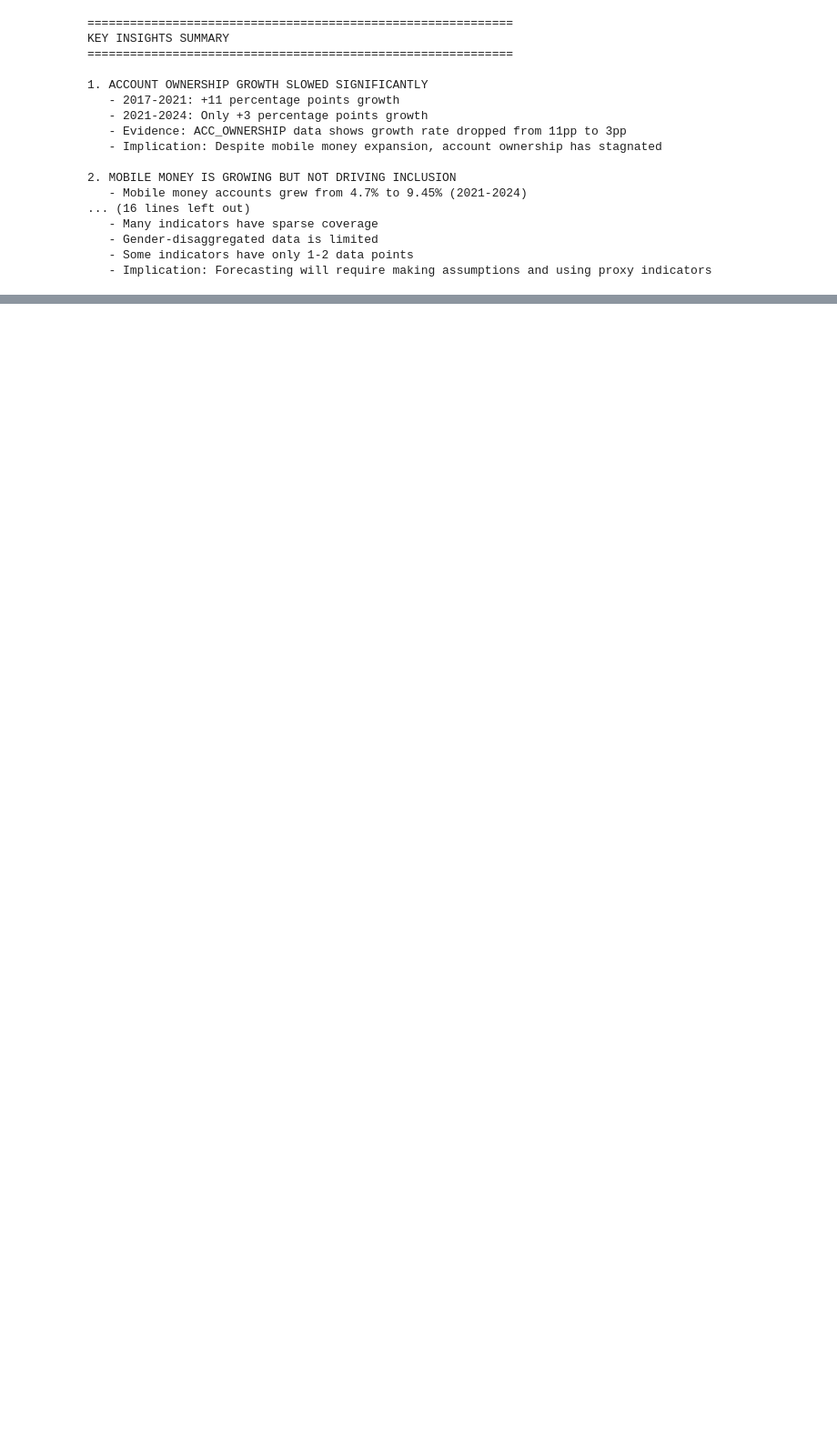
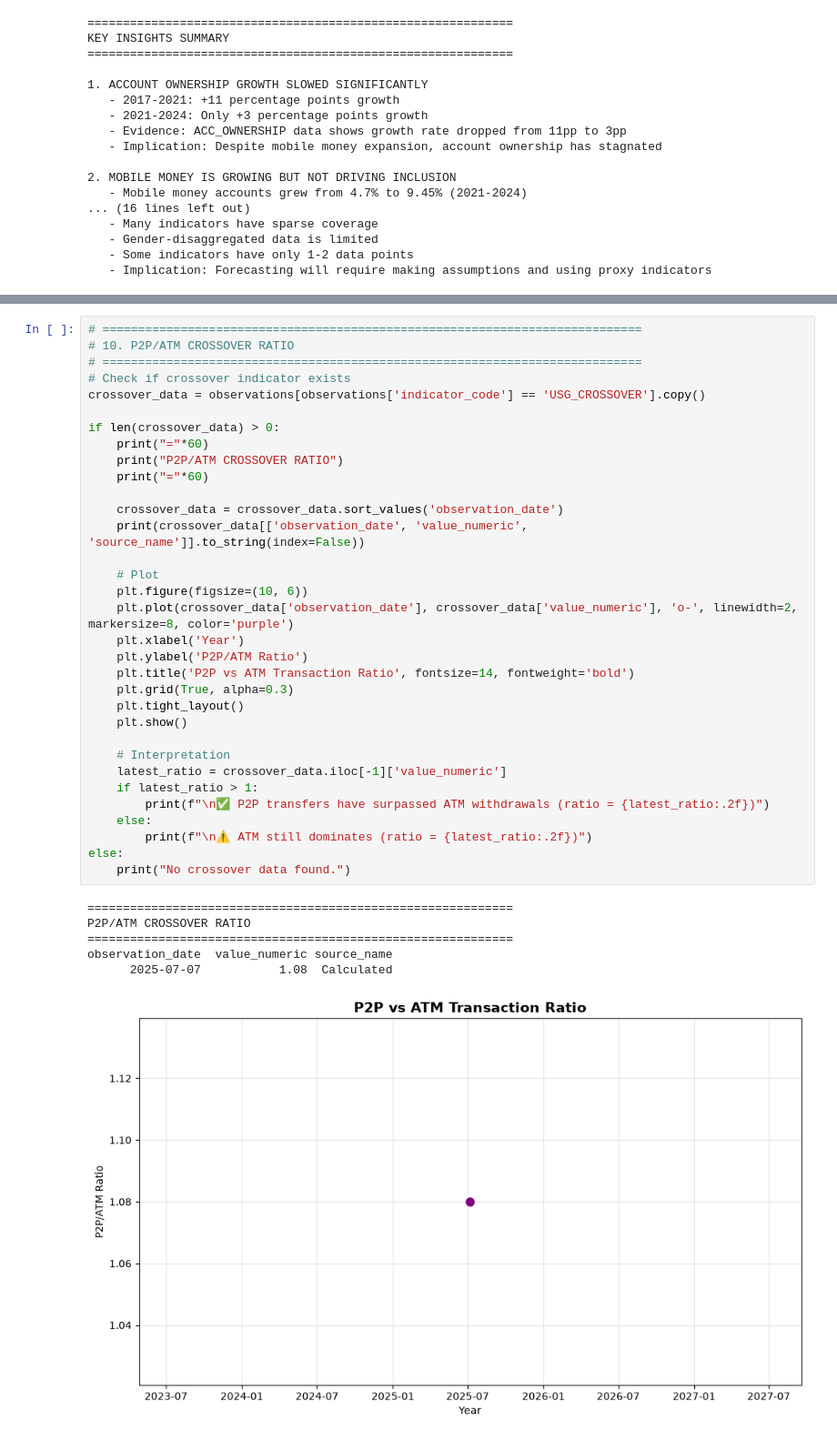
Before and after one commit to lidu16/ethiopia-fi-forecast, a Jupyter notebook: notebooks/02_Exploratory_Data_Analysis.ipynb, the cells around one changed output, grey strips where cells are left out. Shown at 91% size. Cells and saved outputs as stored; diff of their text form; blank space fills up the shorter version.

```diff
--- a/notebooks/02_Exploratory_Data_Analysis.ipynb
+++ b/notebooks/02_Exploratory_Data_Analysis.ipynb
@@ -688,0 +875,40 @@ KEY INSIGHTS SUMMARY
+# %%
+# ============================================================================
+# 10. P2P/ATM CROSSOVER RATIO
+# ============================================================================
+# Check if crossover indicator exists
+crossover_data = observations[observations['indicator_code'] == 'USG_CROSSOVER'].copy()
+
+if len(crossover_data) > 0:
+    print("="*60)
+    print("P2P/ATM CROSSOVER RATIO")
+    print("="*60)
+
+    crossover_data = crossover_data.sort_values('observation_date')
+    print(crossover_data[['observation_date', 'value_numeric', 'source_name']].to_string(index=False))
+
+    # Plot
+    plt.figure(figsize=(10, 6))
+    plt.plot(crossover_data['observation_date'], crossover_data['value_numeric'], 'o-', linewidth=2, markersize=8, color='purple')
+    plt.xlabel('Year')
+    plt.ylabel('P2P/ATM Ratio')
+    plt.title('P2P vs ATM Transaction Ratio', fontsize=14, fontweight='bold')
+    plt.grid(True, alpha=0.3)
+    plt.tight_layout()
+    plt.show()
+
+    # Interpretation
+    latest_ratio = crossover_data.iloc[-1]['value_numeric']
+    if latest_ratio > 1:
+        print(f"\n✅ P2P transfers have surpassed ATM withdrawals (ratio = {latest_ratio:.2f})")
+    else:
+        print(f"\n⚠️ ATM still dominates (ratio = {latest_ratio:.2f})")
+else:
+    print("No crossover data found.")
+# %% [output]
+============================================================
+P2P/ATM CROSSOVER RATIO
+============================================================
+observation_date  value_numeric source_name
+      2025-07-07           1.08  Calculated
+[figure, added]
```
Also changed, not shown: parts of 10 cells of this notebook, 7 other files.
